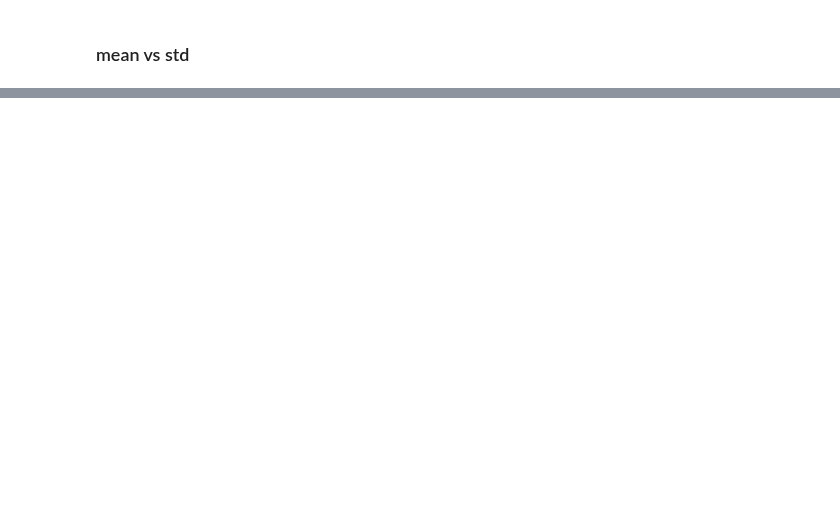
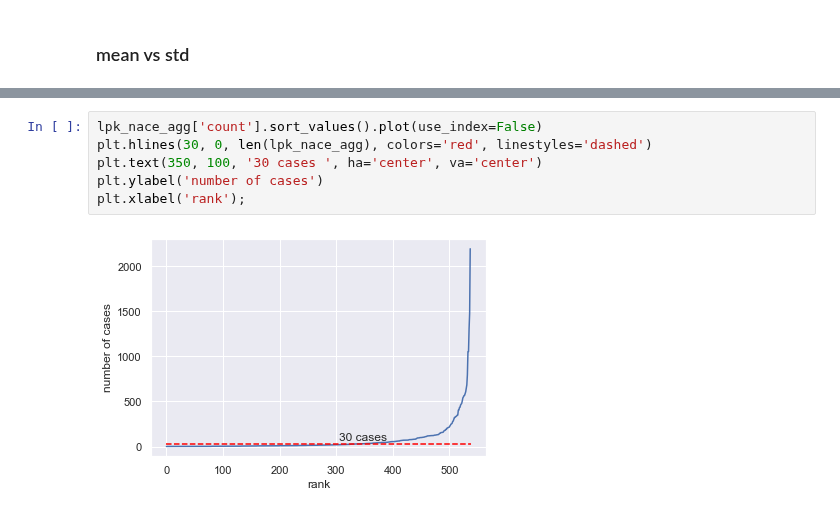
Before and after one commit to EdvinasStonevicius/LT-national-salary-analysis, a Jupyter notebook: python/Feature_engineering.ipynb, the cells around one changed output, grey strips where cells are left out. Saved outputs shown, nothing was run; the diff lists cells and outputs as text; blank space fills up the shorter version.

```diff
--- a/python/Feature_engineering.ipynb
+++ b/python/Feature_engineering.ipynb
@@ -258,0 +278,8 @@ sns.scatterplot(data=lpk_agg, x='mean', y='std', hue='lpk1',
+# %%
+lpk_nace_agg['count'].sort_values().plot(use_index=False)
+plt.hlines(30, 0, len(lpk_nace_agg), colors='red', linestyles='dashed')
+plt.text(350, 100, '30 cases ', ha='center', va='center')
+plt.ylabel('number of cases')
+plt.xlabel('rank');
+# %% [output]
+[figure, added]
```
Also changed, not shown: parts of 14 cells of this notebook.
